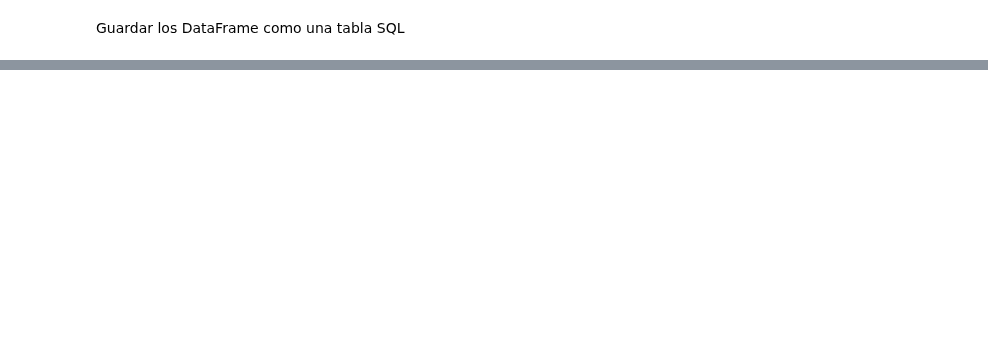
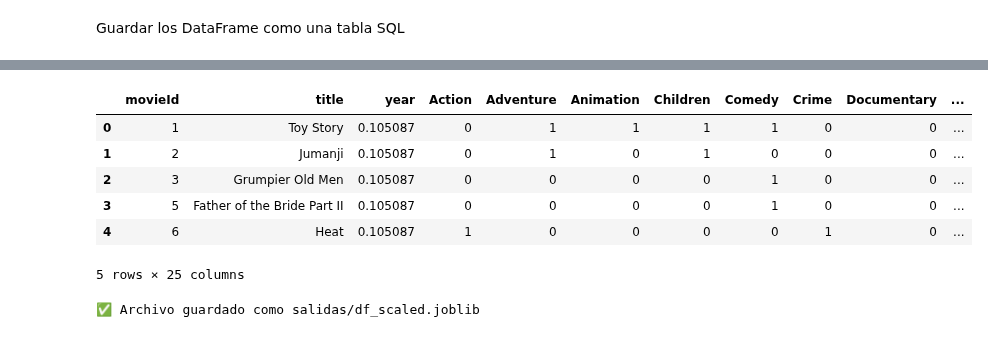
Before and after one commit to ValentinaJimenezTorres/A3_marketing, a Jupyter notebook: b_exploracion_limpieza.ipynb, the cells around one changed output, grey strips where cells are left out. Cells and saved outputs as stored; diff of their text form; code cells hidden in the pictures; blank space fills up the shorter version.

```diff
--- a/b_exploracion_limpieza.ipynb
+++ b/b_exploracion_limpieza.ipynb
@@ -1536,18 +686,0 @@ Top películas con calificación = 2:
-# %%
-# Crear DataFrame con películas que tienen género y más de 10 calificaciones, incluyendo las calificaciones (peliculas con rating entre 4 y 5)
-df_peliculas_filtradas = pd.read_sql("""
-    SELECT m.movieId, m.title, m.year,
-           m."Action", m."Adventure", m."Animation", m."Children", m."Comedy", m."Crime",
-           m."Film-Noir", m."Horror", m."IMAX", m."Musical", m."Mystery", m."Romance",
-           m."Sci-Fi", m."Thriller", m."War", m."Western",
-           AVG(r.rating) AS avg_rating,
-           COUNT(r.rating) AS num_ratings
-    FROM movies_clean m
-    JOIN ratings r ON m.movieId = r.movieId
-    WHERE m."(no genres listed)" = 0
-      AND r.rating BETWEEN 4 AND 5
-    GROUP BY m.movieId, m.title, m.year
-    HAVING COUNT(r.rating) > 10
-""", con)
-
-df_peliculas_filtradas
@@ -1558,0 +687,31 @@ df_movies_processed.to_sql('movies_clean', con, if_exists='replace', index=False
+# %%
+#Se crea df escalado
+df_scaled = df_peliculas_filtradas.copy()
+
+cols_a_escalar = [
+    'year', 'decade',
+    'avg_rating', 'num_ratings']
+
+# Escalar variables
+scaler = StandardScaler()
+df_scaled[cols_a_escalar] = scaler.fit_transform(df_scaled[cols_a_escalar])
+
+df_scaled.head()
+# %% [output]
+|  | movieId | title | year | Action | Adventure | Animation | Children | Comedy | Crime | Documentary | ... |
+| 0 | 1 | Toy Story | 0.105087 | 0 | 1 | 1 | 1 | 1 | 0 | 0 | ... |
+| 1 | 2 | Jumanji | 0.105087 | 0 | 1 | 0 | 1 | 0 | 0 | 0 | ... |
+| 2 | 3 | Grumpier Old Men | 0.105087 | 0 | 0 | 0 | 0 | 1 | 0 | 0 | ... |
+| 3 | 5 | Father of the Bride Part II | 0.105087 | 0 | 0 | 0 | 0 | 1 | 0 | 0 | ... |
+| 4 | 6 | Heat | 0.105087 | 1 | 0 | 0 | 0 | 0 | 1 | 0 | ... |
+5 rows × 25 columns
+# %%
+# Crear carpeta de salida si no existe
+os.makedirs("salidas", exist_ok=True)
+
+# Guardar como joblib
+joblib.dump(df_scaled, "salidas/df_scaled.joblib")
+
+print("✅ Archivo guardado como salidas/df_scaled.joblib")
+# %% [output]
+✅ Archivo guardado como salidas/df_scaled.joblib
```
Also changed, not shown: parts of 164 cells of this notebook, 7 other files.
